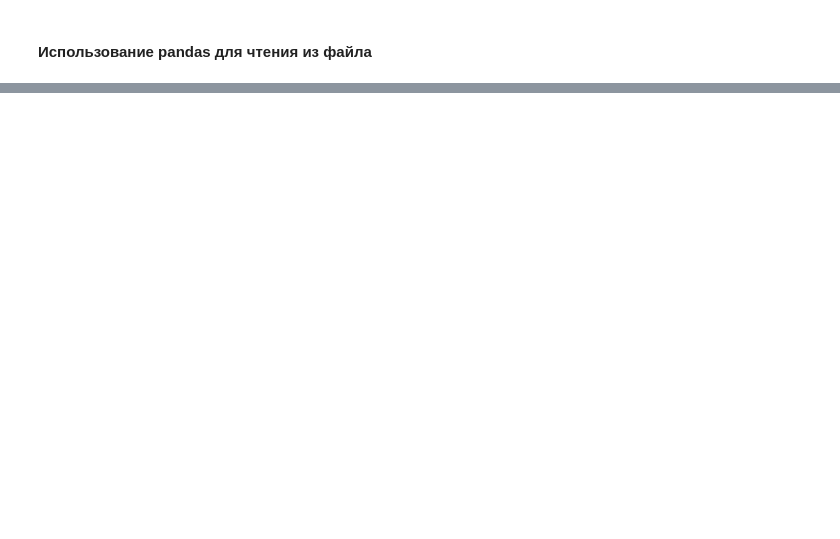
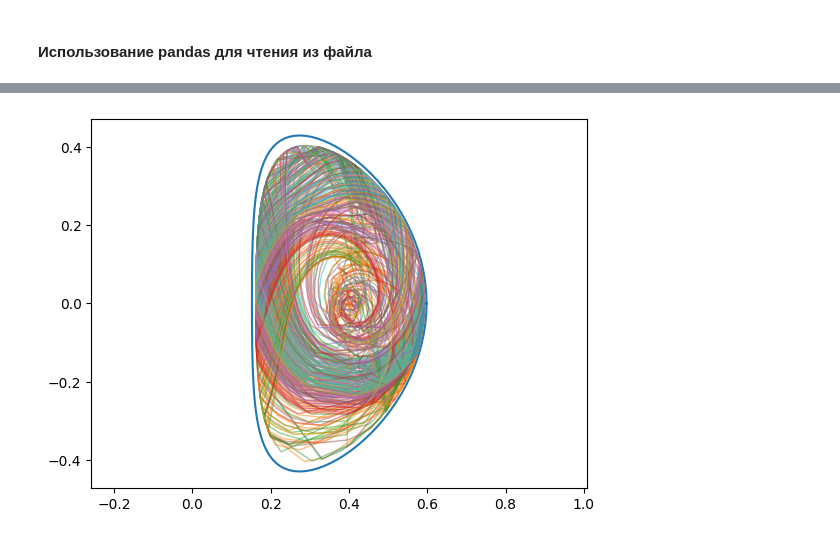
Before and after one commit to PopovLab/basic_jupyter, a Jupyter notebook: lesson4.ipynb, the cells around one changed output, grey strips where cells are left out. Drawn from its saved outputs; the diff is of its cells as text; code cells hidden in the pictures; blank space fills up the shorter version.

```diff
--- a/lesson4.ipynb
+++ b/lesson4.ipynb
@@ -27,10 +58,12 @@ print(traj.head())
 # %%
 n_traj = np.unique(traj['N_traj'])
-plt.plot(lcms['R(m)'], lcms['Z(m)'])
+plt.plot(lcms['R'], lcms['Z'])
 plt.axis('equal')
 
 for nt in n_traj:
     ray = traj[traj['N_traj'] == nt]
     plt.plot(ray['R'], ray['Z'], alpha=0.5, linewidth=1)
 
 plt.show()
+# %% [output]
+[figure, added]
```
Also changed, not shown: parts of 3 cells of this notebook.
